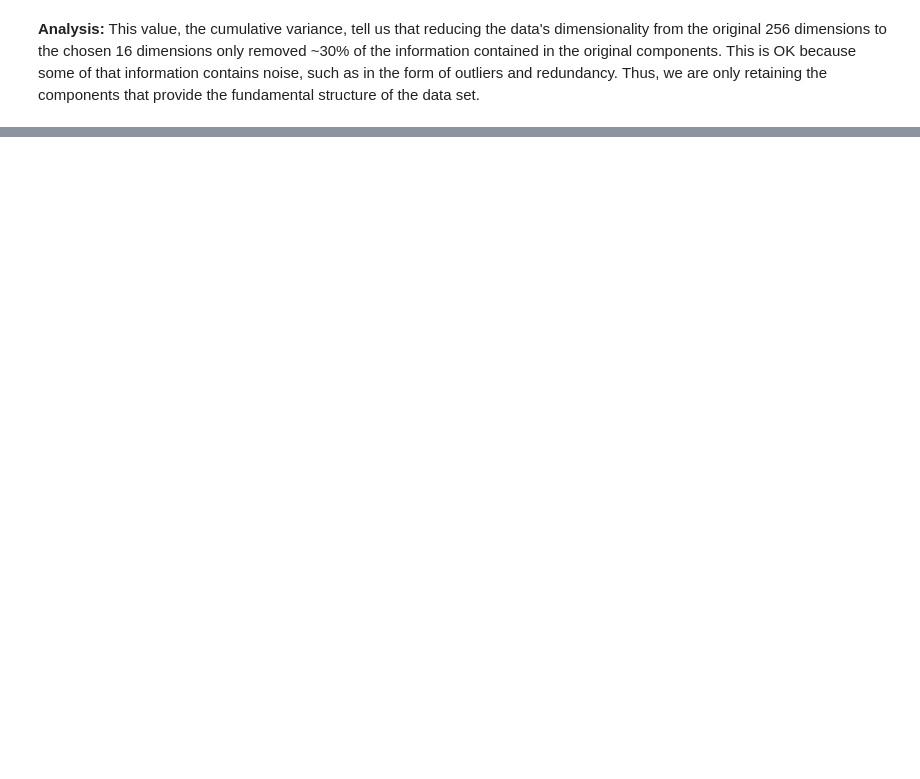
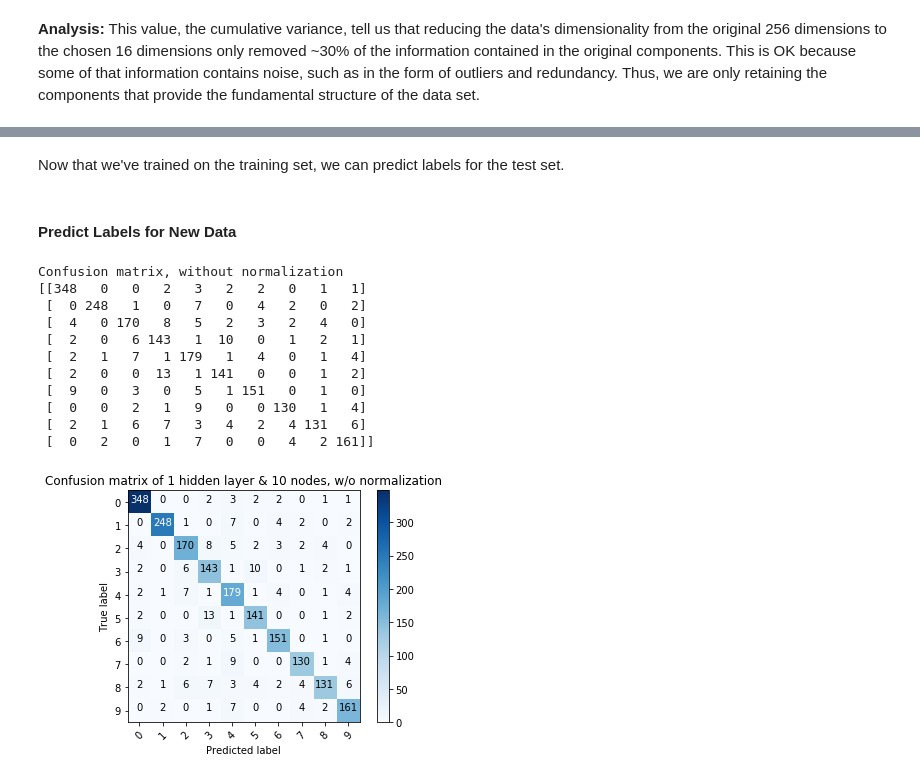
Before and after one commit to blancamiller/ML_notebook, a Jupyter notebook: HW6/Miller_Blanca_HW6.ipynb, the cells around one changed output, grey strips where cells are left out. Cells and saved outputs as stored; diff of their text form; code cells hidden in the pictures; blank space fills up the shorter version.

```diff
--- a/HW6/Miller_Blanca_HW6.ipynb
+++ b/HW6/Miller_Blanca_HW6.ipynb
@@ -158,0 +204,14 @@ sb.heatmap(components)
+# %%
+# initialize classifier objects
+clf_10 = MLPClassifier(hidden_layer_sizes=(10,))
+clf_50 = MLPClassifier(hidden_layer_sizes=(50,))
+clf_100 = MLPClassifier()
+clf_150 = MLPClassifier(hidden_layer_sizes=(150,))
+clf_199 = MLPClassifier(hidden_layer_sizes=(200,))
+
+# fit the classifier model to the data matrix X and is targets y
+clf_10.fit(X_train_trans, y_train)
+clf_50.fit(X_train_trans, y_train)
+clf_100.fit(X_train_trans, y_train)
+clf_150.fit(X_train_trans, y_train)
+clf_199.fit(X_train_trans, y_train)
@@ -158,0 +256,33 @@ sb.heatmap(components)
+# %% [markdown]
+Now that we've trained on the training set, we can predict labels for the test set.
+# %% [markdown]
+#### Predict Labels for New Data
+# %%
+test_predictions_10 = clf_10.predict(X_test_trans)
+test_predictions_50 = clf_50.predict(X_test_trans)
+test_predictions_100 = clf_100.predict(X_test_trans)
+test_predictions_150 = clf_150.predict(X_test_trans)
+test_predictions_199 = clf_199.predict(X_test_trans)
+# %%
+cm_10 = confusion_matrix(y_test, test_predictions_10)
+cm_50 = confusion_matrix(y_test, test_predictions_50)
+cm_100 = confusion_matrix(y_test, test_predictions_100)
+cm_150 = confusion_matrix(y_test, test_predictions_150)
+cm_199 = confusion_matrix(y_test, test_predictions_199)
+# %%
+class_names = [0, 1, 2, 3, 4, 5, 6, 7, 8, 9]
+# %%
+plot_confusion_matrix(cm_10, classes=class_names, title='Confusion matrix of 1 hidden layer & 10 nodes, w/o normalization')
+# %% [output]
+Confusion matrix, without normalization
+[[348   0   0   2   3   2   2   0   1   1]
+ [  0 248   1   0   7   0   4   2   0   2]
+ [  4   0 170   8   5   2   3   2   4   0]
+ [  2   0   6 143   1  10   0   1   2   1]
+ [  2   1   7   1 179   1   4   0   1   4]
+ [  2   0   0  13   1 141   0   0   1   2]
+ [  9   0   3   0   5   1 151   0   1   0]
+ [  0   0   2   1   9   0   0 130   1   4]
+ [  2   1   6   7   3   4   2   4 131   6]
+ [  0   2   0   1   7   0   0   4   2 161]]
+[figure, added]
```
Also changed, not shown: parts of 53 cells of this notebook, 17 other files.
